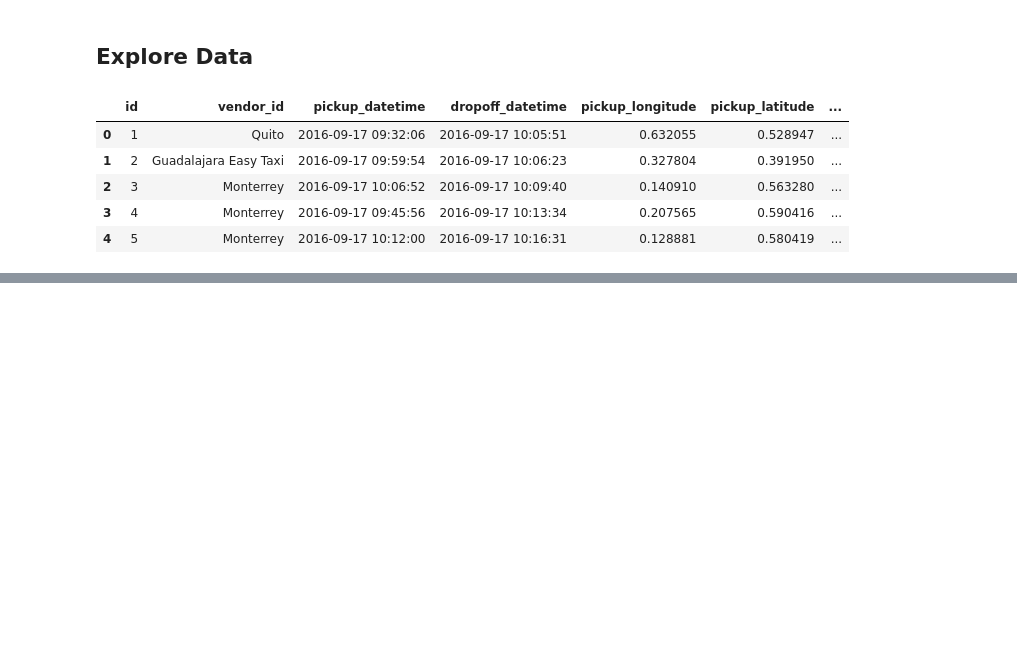
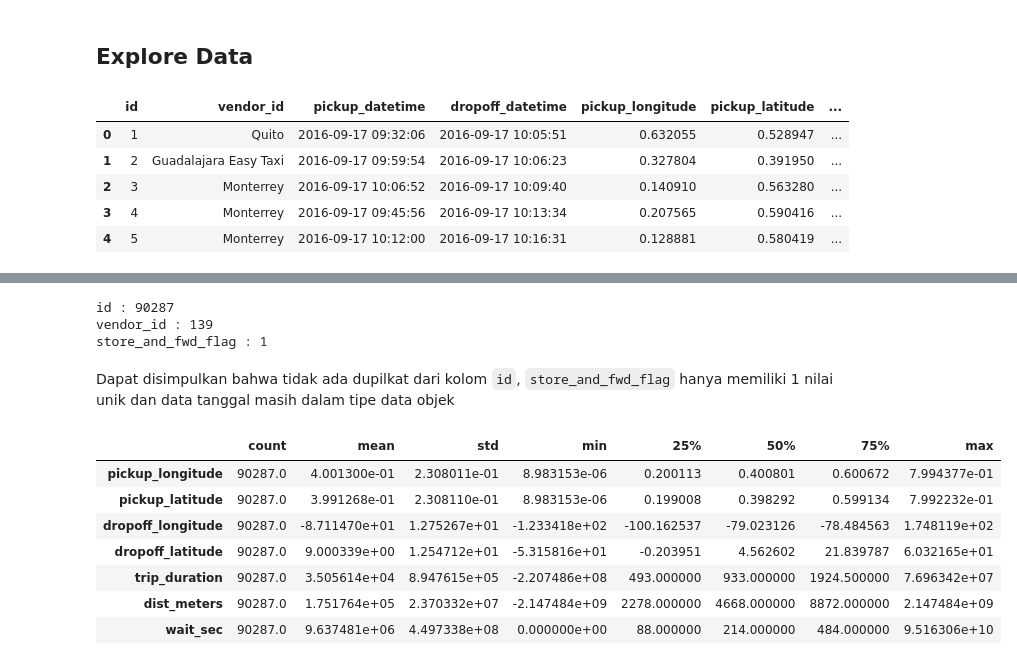
Before and after one commit to enricoroselino/uber-trip-classification, a Jupyter notebook: EDA.ipynb, the cells around one changed output, grey strips where cells are left out. Cells and saved outputs as stored; diff of their text form; code cells hidden in the pictures; blank space fills up the shorter version.

```diff
--- a/EDA.ipynb
+++ b/EDA.ipynb
@@ -24,0 +68,10 @@ uber_df.head()
+# %%
+# check unique value
+for i in uber_df[["id", "vendor_id", "store_and_fwd_flag"]] :
+    print(f"{i} : {uber_df[i].nunique()}")
+# %% [output]
+id : 90287
+vendor_id : 139
+store_and_fwd_flag : 1
+# %% [markdown]
+Dapat disimpulkan bahwa tidak ada dupilkat dari kolom `id`, `store_and_fwd_flag` hanya memiliki 1 nilai unik dan data tanggal masih dalam tipe data objek
@@ -24,0 +80,11 @@ uber_df.head()
+# %%
+uber_df.describe().T
+# %% [output]
+|  | count | mean | std | min | 25% | 50% | 75% | max |
+| pickup_longitude | 90287.0 | 4.001300e-01 | 2.308011e-01 | 8.983153e-06 | 0.200113 | 0.400801 | 0.600672 | 7.994377e-01 |
+| pickup_latitude | 90287.0 | 3.991268e-01 | 2.308110e-01 | 8.983153e-06 | 0.199008 | 0.398292 | 0.599134 | 7.992232e-01 |
+| dropoff_longitude | 90287.0 | -8.711470e+01 | 1.275267e+01 | -1.233418e+02 | -100.162537 | -79.023126 | -78.484563 | 1.748119e+02 |
+| dropoff_latitude | 90287.0 | 9.000339e+00 | 1.254712e+01 | -5.315816e+01 | -0.203951 | 4.562602 | 21.839787 | 6.032165e+01 |
+| trip_duration | 90287.0 | 3.505614e+04 | 8.947615e+05 | -2.207486e+08 | 493.000000 | 933.000000 | 1924.500000 | 7.696342e+07 |
+| dist_meters | 90287.0 | 1.751764e+05 | 2.370332e+07 | -2.147484e+09 | 2278.000000 | 4668.000000 | 8872.000000 | 2.147484e+09 |
+| wait_sec | 90287.0 | 9.637481e+06 | 4.497338e+08 | 0.000000e+00 | 88.000000 | 214.000000 | 484.000000 | 9.516306e+10 |
```
Also changed, not shown: parts of 14 cells of this notebook.
